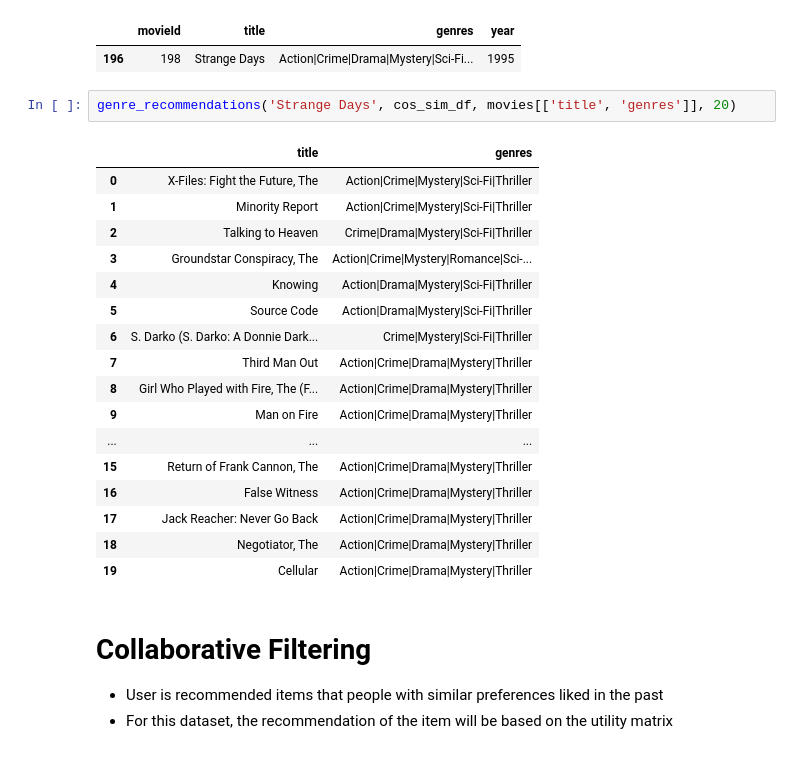
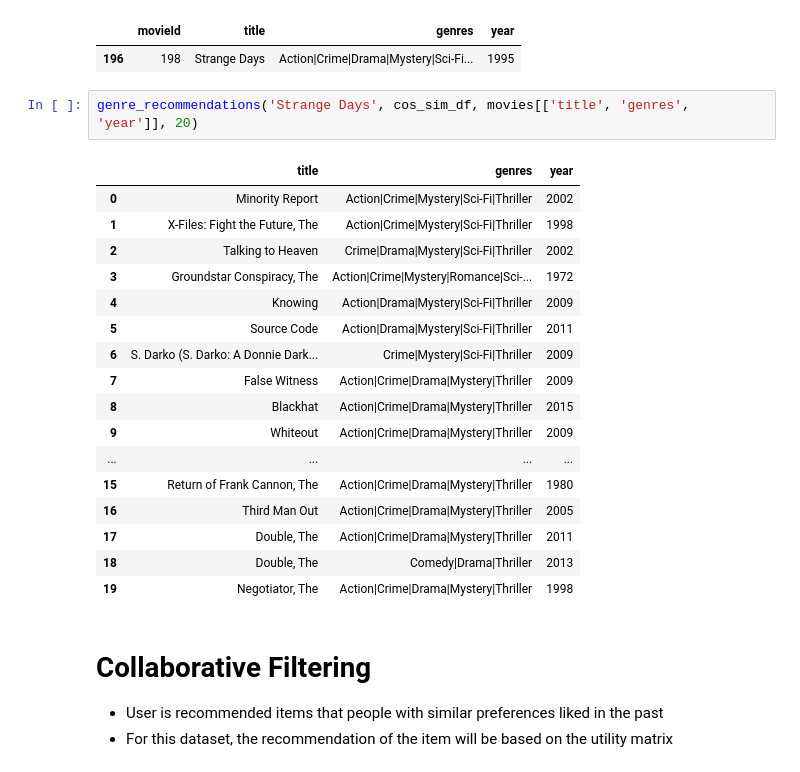
Before and after one commit to nsuttora/Movie-Recommender-Data-Mining-II, a Jupyter notebook: movie_recommender.ipynb, the cells around one changed output. Cells and saved outputs as stored; diff of their text form.

```diff
--- a/movie_recommender.ipynb
+++ b/movie_recommender.ipynb
@@ -527,25 +501,25 @@ movies[movies.title.eq('Strange Days')]
 |  | movieId | title | genres | year |
 | 196 | 198 | Strange Days | Action|Crime|Drama|Mystery|Sci-Fi... | 1995 |
 # %%
-genre_recommendations('Strange Days', cos_sim_df, movies[['title', 'genres']], 20)
+genre_recommendations('Strange Days', cos_sim_df, movies[['title', 'genres', 'year']], 20)
 # %% [output]
-|  | title | genres |
-| 0 | X-Files: Fight the Future, The | Action|Crime|Mystery|Sci-Fi|Thriller |
-| 1 | Minority Report | Action|Crime|Mystery|Sci-Fi|Thriller |
-| 2 | Talking to Heaven | Crime|Drama|Mystery|Sci-Fi|Thriller |
-| 3 | Groundstar Conspiracy, The | Action|Crime|Mystery|Romance|Sci-... |
-| 4 | Knowing | Action|Drama|Mystery|Sci-Fi|Thriller |
-| 5 | Source Code | Action|Drama|Mystery|Sci-Fi|Thriller |
-| 6 | S. Darko (S. Darko: A Donnie Dark... | Crime|Mystery|Sci-Fi|Thriller |
-| 7 | Third Man Out | Action|Crime|Drama|Mystery|Thriller |
-| 8 | Girl Who Played with Fire, The (F... | Action|Crime|Drama|Mystery|Thriller |
-| 9 | Man on Fire | Action|Crime|Drama|Mystery|Thriller |
-| ... | ... | ... |
-| 15 | Return of Frank Cannon, The | Action|Crime|Drama|Mystery|Thriller |
-| 16 | False Witness | Action|Crime|Drama|Mystery|Thriller |
-| 17 | Jack Reacher: Never Go Back | Action|Crime|Drama|Mystery|Thriller |
-| 18 | Negotiator, The | Action|Crime|Drama|Mystery|Thriller |
-| 19 | Cellular | Action|Crime|Drama|Mystery|Thriller |
+|  | title | genres | year |
+| 0 | Minority Report | Action|Crime|Mystery|Sci-Fi|Thriller | 2002 |
+| 1 | X-Files: Fight the Future, The | Action|Crime|Mystery|Sci-Fi|Thriller | 1998 |
+| 2 | Talking to Heaven | Crime|Drama|Mystery|Sci-Fi|Thriller | 2002 |
+| 3 | Groundstar Conspiracy, The | Action|Crime|Mystery|Romance|Sci-... | 1972 |
+| 4 | Knowing | Action|Drama|Mystery|Sci-Fi|Thriller | 2009 |
+| 5 | Source Code | Action|Drama|Mystery|Sci-Fi|Thriller | 2011 |
+| 6 | S. Darko (S. Darko: A Donnie Dark... | Crime|Mystery|Sci-Fi|Thriller | 2009 |
+| 7 | False Witness | Action|Crime|Drama|Mystery|Thriller | 2009 |
+| 8 | Blackhat | Action|Crime|Drama|Mystery|Thriller | 2015 |
+| 9 | Whiteout | Action|Crime|Drama|Mystery|Thriller | 2009 |
+| ... | ... | ... | ... |
+| 15 | Return of Frank Cannon, The | Action|Crime|Drama|Mystery|Thriller | 1980 |
+| 16 | Third Man Out | Action|Crime|Drama|Mystery|Thriller | 2005 |
+| 17 | Double, The | Action|Crime|Drama|Mystery|Thriller | 2011 |
+| 18 | Double, The | Comedy|Drama|Thriller | 2013 |
+| 19 | Negotiator, The | Action|Crime|Drama|Mystery|Thriller | 1998 |
 # %% [markdown]
 # Collaborative Filtering
 * User is recommended items that people with similar preferences liked in the past
```
Also changed, not shown: parts of 7 cells of this notebook.
